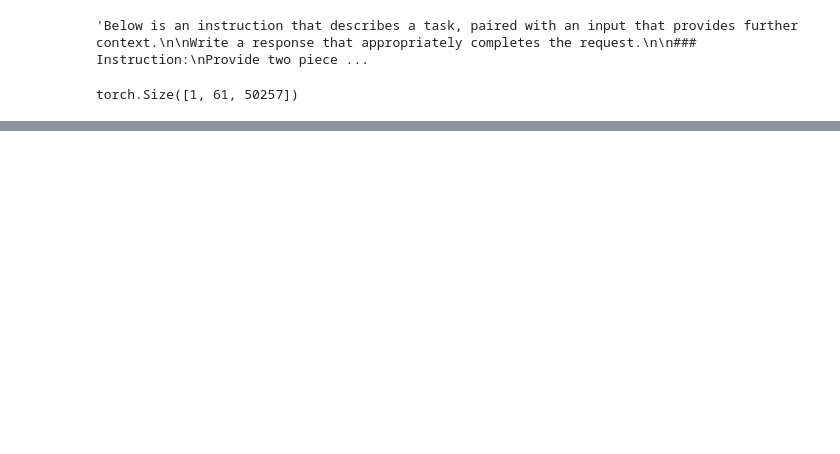
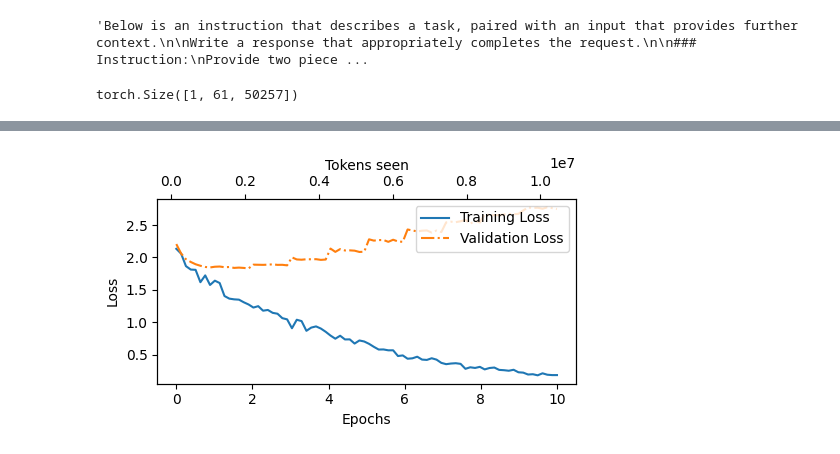
Before and after one commit to aashu-0/FineTuning_GPT2, a Jupyter notebook: fine_tune/play_finetuning.ipynb, the cells around one changed output, grey strips where cells are left out. Drawn from its saved outputs; the diff is of its cells as text; code cells hidden in the pictures; blank space fills up the shorter version.

```diff
--- a/fine_tune/play_finetuning.ipynb
+++ b/fine_tune/play_finetuning.ipynb
@@ -426,0 +447,5 @@ Time taken to train: 23.54 minutes
+# %%
+epochs_tensor = torch.linspace(0, train_config.num_epochs, len(train_losses))
+plot_losses(epochs_tensor, track_tokens_seen, train_losses, val_losses)
+# %% [output]
+[figure, added]
```
Also changed, not shown: parts of 13 cells of this notebook.
